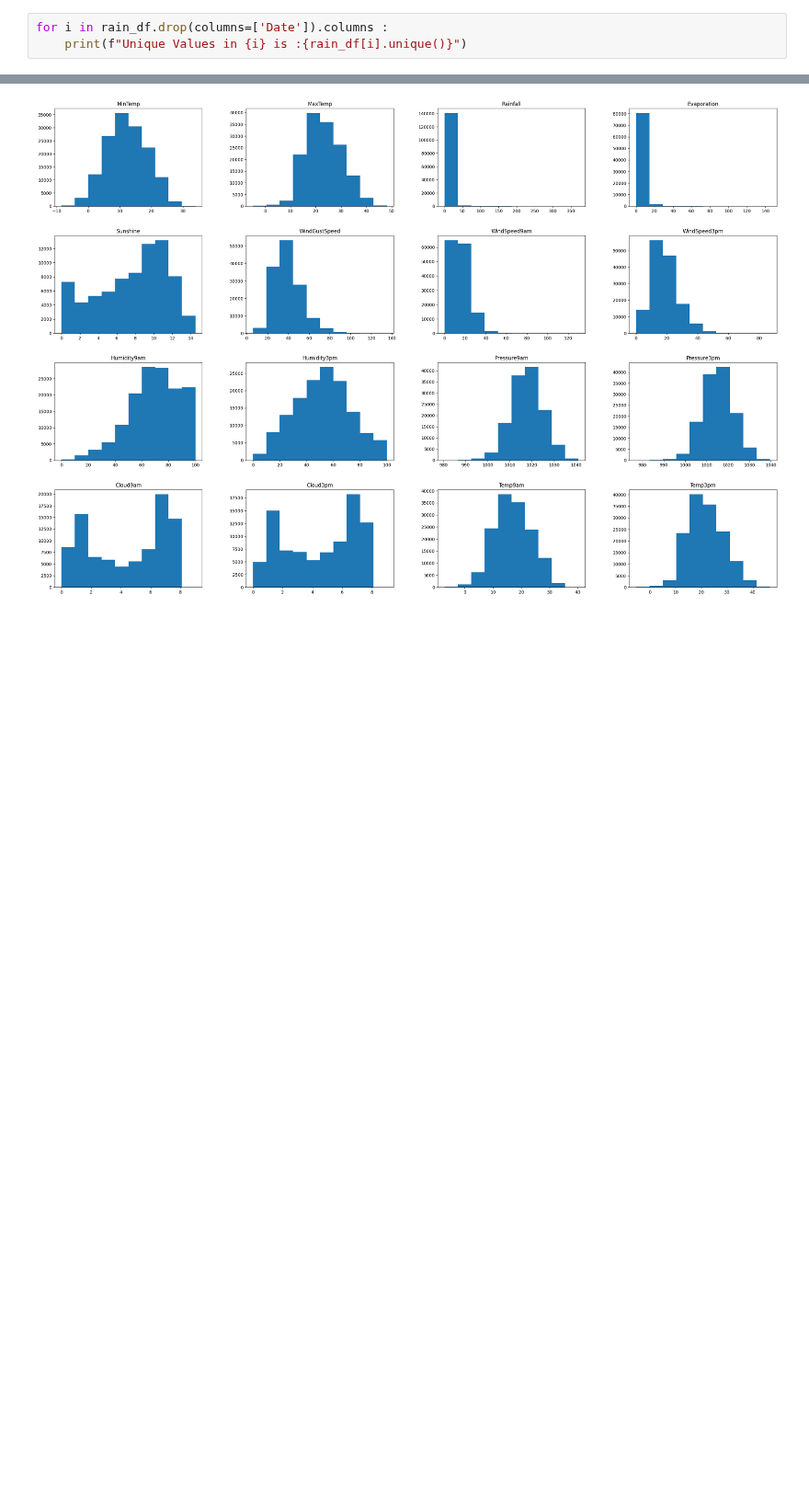
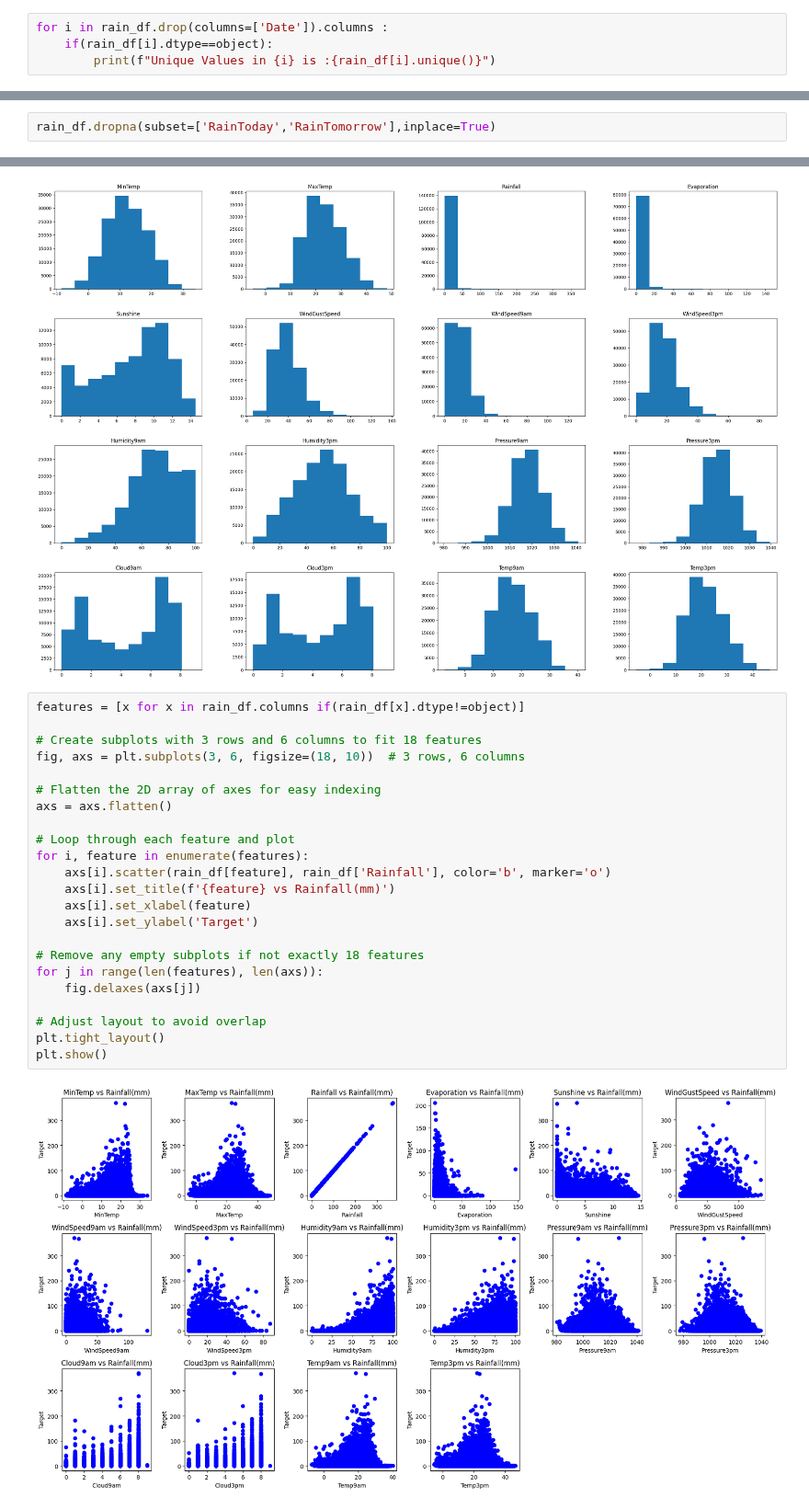
Before and after one commit to SianRods/Data-Science-ML, a Jupyter notebook: Machine Learning - Scikit learn/My Notes/Logistic_Regression.ipynb, the cells around one changed output, grey strips where cells are left out. Shown at 92% size. Cells and saved outputs as stored; diff of their text form; blank space fills up the shorter version.

Commit message:
subplots added

```diff
--- a/Machine Learning - Scikit learn/My Notes/Logistic_Regression.ipynb
+++ b/Machine Learning - Scikit learn/My Notes/Logistic_Regression.ipynb
@@ -43,7 +43,8 @@ memory usage: 25.5+ MB
 Analying the unique values
 # %%
 for i in rain_df.drop(columns=['Date']).columns :
-    print(f"Unique Values in {i} is :{rain_df[i].unique()}")
+    if(rain_df[i].dtype==object):
+        print(f"Unique Values in {i} is :{rain_df[i].unique()}")
 # %% [output]
 Unique Values in Location is :['Albury' 'BadgerysCreek' 'Cobar' 'CoffsHarbour' 'Moree' 'Newcastle'
  'NorahHead' 'NorfolkIsland' 'Penrith' 'Richmond' 'Sydney' 'SydneyAirport'
@@ -99,0 +101,2 @@ Handling NuLL Values
+# %%
+rain_df.dropna(subset=['RainToday','RainTomorrow'],inplace=True)
@@ -102,3 +107,28 @@ Handling NuLL Values
 rain_df.hist(grid=False,figsize=(30,20));
 # %% [output]
 [figure]
+# %%
+features = [x for x in rain_df.columns if(rain_df[x].dtype!=object)]
+
+# Create subplots with 3 rows and 6 columns to fit 18 features
+fig, axs = plt.subplots(3, 6, figsize=(18, 10))  # 3 rows, 6 columns
+
+# Flatten the 2D array of axes for easy indexing
+axs = axs.flatten()
+
+# Loop through each feature and plot
+for i, feature in enumerate(features):
+    axs[i].scatter(rain_df[feature], rain_df['Rainfall'], color='b', marker='o')
+    axs[i].set_title(f'{feature} vs Rainfall(mm)')
+    axs[i].set_xlabel(feature)
+    axs[i].set_ylabel('Target')
+
+# Remove any empty subplots if not exactly 18 features
+for j in range(len(features), len(axs)):
+    fig.delaxes(axs[j])
+
+# Adjust layout to avoid overlap
+plt.tight_layout()
+plt.show()
+# %% [output]
+[figure, added]
```
Also changed, not shown: parts of 4 cells of this notebook.
